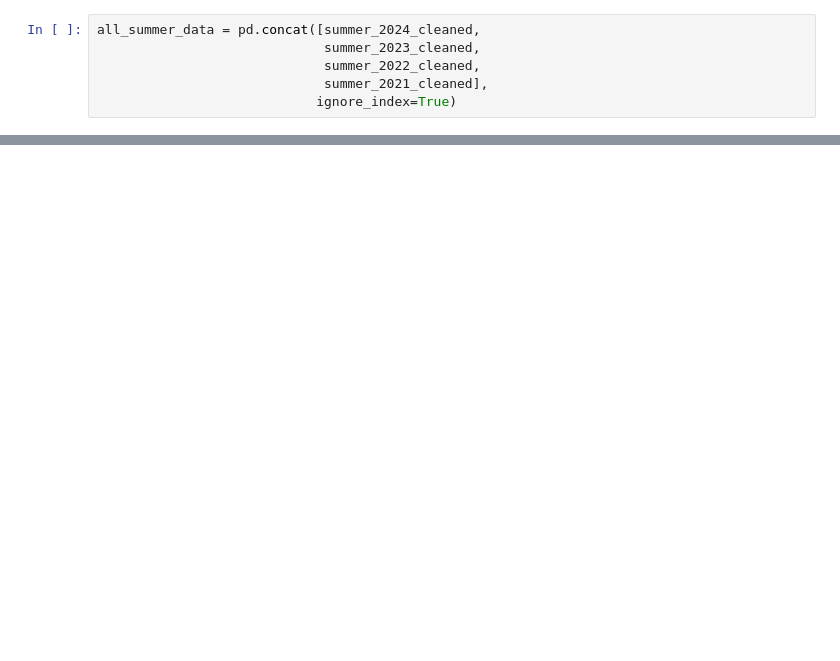
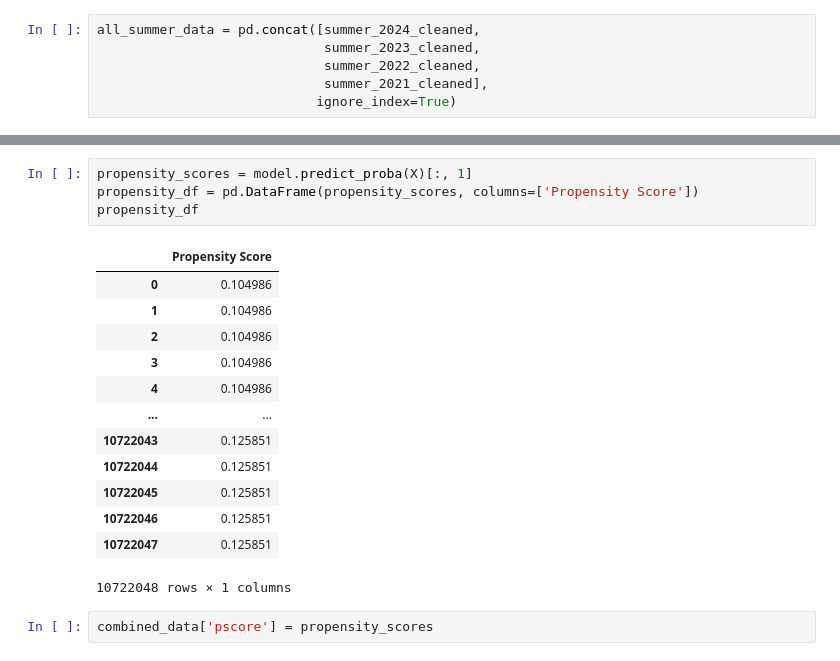
Before and after one commit to omarmejiaa/ds102_finalproj, a Jupyter notebook: Q1.ipynb, the cells around one changed output, grey strips where cells are left out. Cells and saved outputs as stored; diff of their text form; blank space fills up the shorter version.

```diff
--- a/Q1.ipynb
+++ b/Q1.ipynb
@@ -95,0 +197,20 @@ combined_data
+# %%
+propensity_scores = model.predict_proba(X)[:, 1]
+propensity_df = pd.DataFrame(propensity_scores, columns=['Propensity Score'])
+propensity_df
+# %% [output]
+|  | Propensity Score |
+| 0 | 0.104986 |
+| 1 | 0.104986 |
+| 2 | 0.104986 |
+| 3 | 0.104986 |
+| 4 | 0.104986 |
+| ... | ... |
+| 10722043 | 0.125851 |
+| 10722044 | 0.125851 |
+| 10722045 | 0.125851 |
+| 10722046 | 0.125851 |
+| 10722047 | 0.125851 |
+10722048 rows × 1 columns
+# %%
+combined_data['pscore'] = propensity_scores
```
Also changed, not shown: parts of 18 cells of this notebook, 2 other files.
